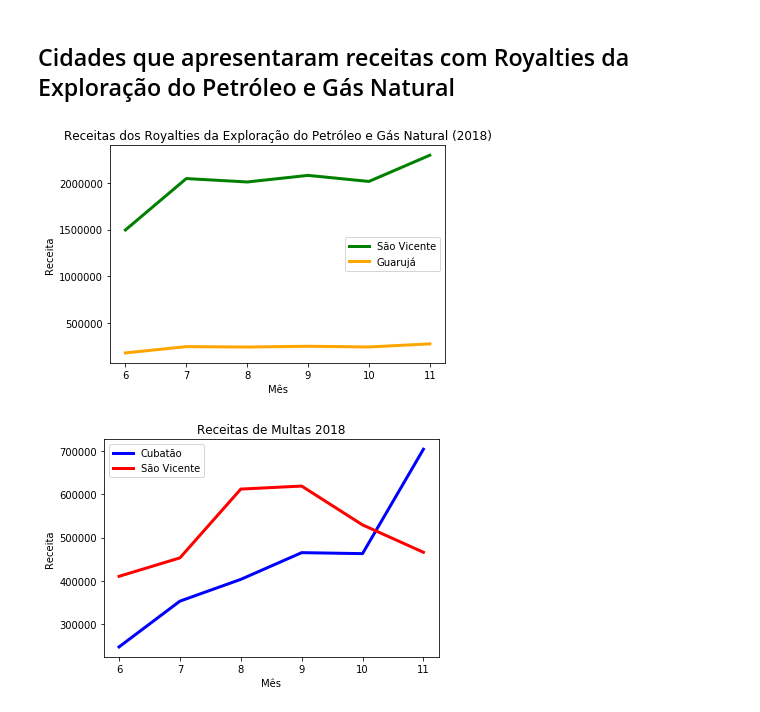
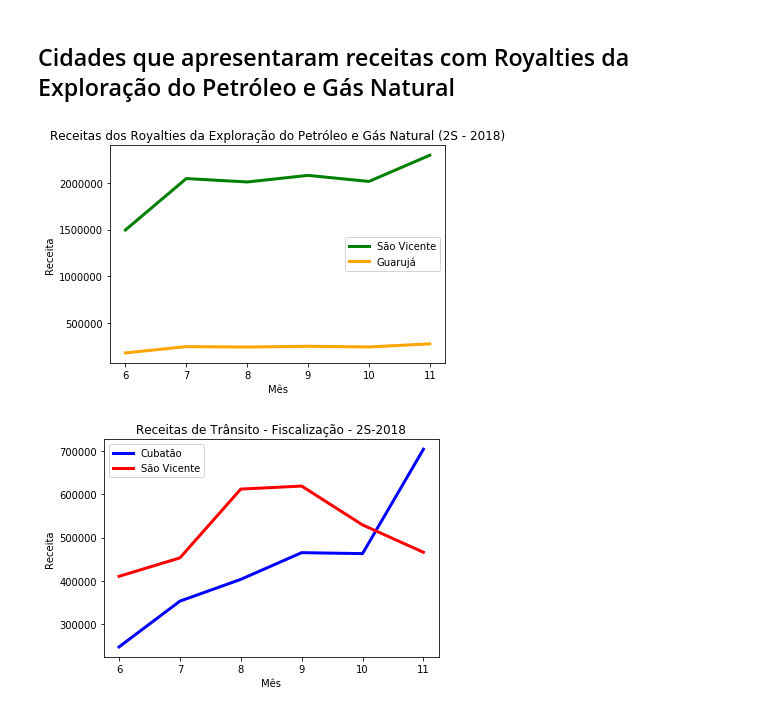
Before and after one commit to JoaoCarlosSantos/TCE, a Jupyter notebook: Receitas_Exploratória.ipynb, the cells around one changed output. Cells and saved outputs as stored; diff of their text form; code cells hidden in the pictures.

```diff
--- a/Receitas_Exploratória.ipynb
+++ b/Receitas_Exploratória.ipynb
@@ -135,34 +135,34 @@ plt.plot(df_receitas_mensal_plot.mes_ref_extenso,df_receitas_mensal_plot['vl_arr
 # %%
 # Cidades que apresentaram receitas com Royalties da Exmploração do Petróleo e Gás Natural
 
 #Subset dos Royalties
 df_petroleo = df_receitas[df_receitas["ds_cd_aplicacao_fixo"] == '140 - ROYALTIES DA EXPLORAÇÃO DO PETRÓLEO E GÁS NATURAL']
 
 
 #Indice por cidade e mês
 df_petroleo_cidades = df_petroleo.set_index(['ds_municipio', 'mes_referencia'])
 df_petroleo_cidades = df_petroleo_cidades.groupby(level = ['ds_municipio', 'mes_referencia'])['vl_arrecadacao'].sum()
 
 df_plot_petroleo = pd.DataFrame(df_petroleo_cidades)  #Converte para Data Frame
 df_plot_petroleo = df_plot_petroleo.reset_index()     #Reset Index
 
 #Divisão do subset por cidade, para plotar no gráfico
 df_plot_petroleo_guaruja = df_plot_petroleo[df_plot_petroleo['ds_municipio'] == "Guarujá"]
 df_plot_petroleo_guaruja
 
 df_plot_petroleo_saovicente = df_plot_petroleo[df_plot_petroleo['ds_municipio'] == "São Vicente"]
 df_plot_petroleo_saovicente
 
 
 plt.plot(df_plot_petroleo_saovicente['mes_referencia'],df_plot_petroleo_saovicente['vl_arrecadacao'], color='g', label = "São Vicente",linewidth=3.0)
 plt.plot(df_plot_petroleo_guaruja['mes_referencia'],df_plot_petroleo_guaruja['vl_arrecadacao'], color='orange', label = "Guarujá", linewidth=3.0)
 plt.xlabel('Mês')
 plt.ylabel('Receita')
-plt.title('Receitas dos Royalties da Exploração do Petróleo e Gás Natural (2018)')
+plt.title('Receitas dos Royalties da Exploração do Petróleo e Gás Natural (2S - 2018)')
 plt.legend()
 plt.show()
 # %% [output]
-[figure, old version]
+[figure, new version]
 # %%
 df_multas = df_receitas[df_receitas["ds_cd_aplicacao_fixo"] == '450 - TRÂNSITO - FISCALIZAÇÃO']
 # df_cidades = df_cidades.groupby(['ds_municipio', 'ds_orgao', 'mes_referencia'])
@@ -179,11 +179,11 @@ plt.plot(df_multas_cubatao['mes_referencia'],df_multas_cubatao['vl_arrecadacao']
 plt.plot(df_multas_saovicente['mes_referencia'],df_multas_saovicente['vl_arrecadacao'], color='red', label = "São Vicente", linewidth=3.0)
 plt.xlabel('Mês')
 plt.ylabel('Receita')
-plt.title('Receitas de Multas 2018')
+plt.title('Receitas de Trânsito - Fiscalização - 2S-2018')
 plt.legend()
 plt.show()
 # %% [output]
-[figure, old version]
+[figure, new version]
 # %%
 #Transforma os valores de para moeda e um data set'
 # df_cubatao['($) millions'] = ['${:,.2f}MM'.format(x) for x in df_cubatao['vl_arrecadacao']/1000000]
```
